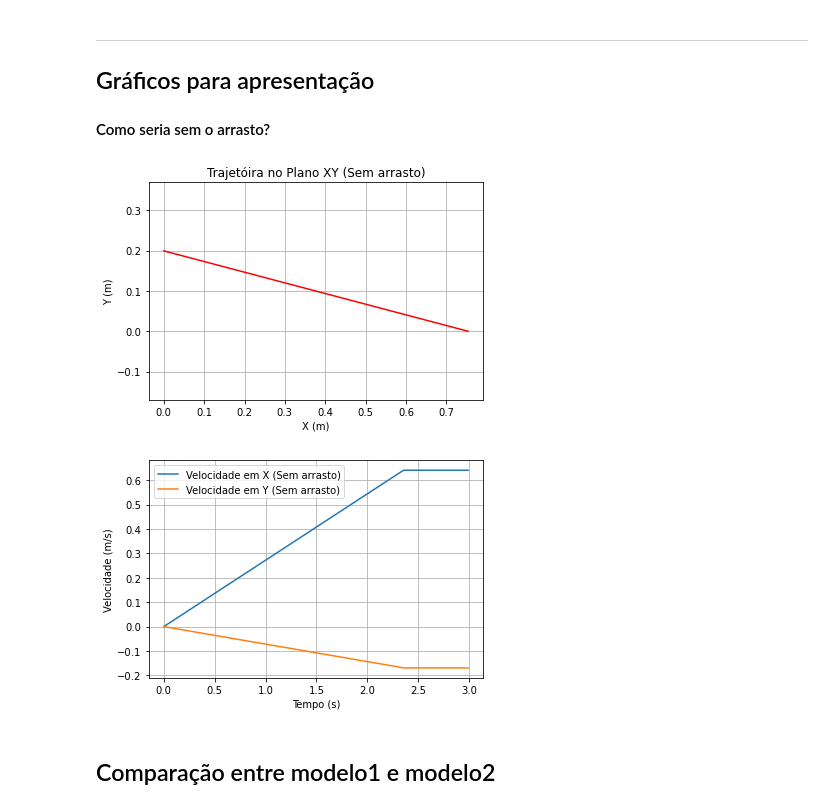
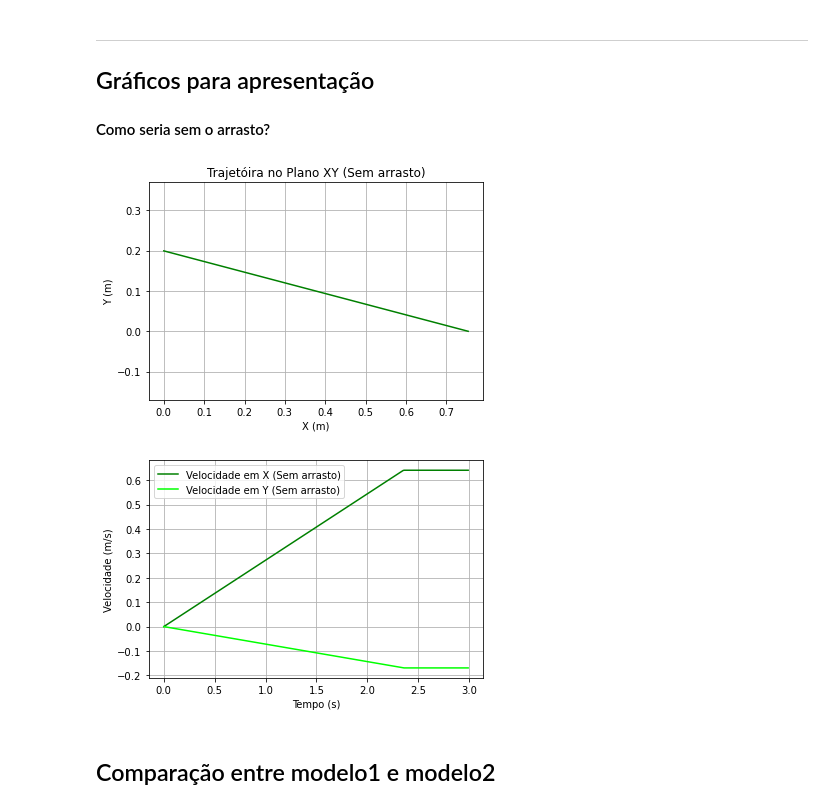
Before and after one commit to pedroivoal/Modsim-P3, a Jupyter notebook: Implementação/modelo.ipynb, the cells around one changed output. Cells and saved outputs as stored; diff of their text form; code cells hidden in the pictures.

```diff
--- a/Implementação/modelo.ipynb
+++ b/Implementação/modelo.ipynb
@@ -144,34 +146,36 @@ def modelo2 (X, t, angle):
 # %%
 # Resolução numérica
 r2 = odeint(modelo2, x0, L_t, args = (angle,))
 L_x2 = r2[:,0]
 L_y2 = r2[:,1]
 L_vx2 = r2[:,2]
 L_vy2 = r2[:,3]
 
 # Trajetória no plano XY
 planoXY2, ax = plt.subplots()
-plt.plot(L_x2, L_y2, 'r')
+plt.plot(L_x2, L_y2, 'g')
 plt.axis('equal')
 plt.title('Trajetóira no Plano XY (Sem arrasto)')
 plt.xlabel('X (m)')
 plt.ylabel('Y (m)')
 plt.grid(True)
 plt.show()
-planoXY2.savefig('4.planoXY2.png',  format = 'png', dpi = 1200)
+planoXY2.savefig('3.planoXY2.png',  format = 'png', dpi = 1080)
 
 # Velocidade
-plt.plot(L_t, L_vx2, '', label = 'Velocidade em X (Sem arrasto)')
-plt.plot(L_t, L_vy2, '', label = 'Velocidade em Y (Sem arrasto)')
+velocidade2, ax = plt.subplots()
+plt.plot(L_t, L_vx2, 'g', label = 'Velocidade em X (Sem arrasto)')
+plt.plot(L_t, L_vy2, 'lime', label = 'Velocidade em Y (Sem arrasto)')
 plt.legend()
 plt.title('')
 plt.xlabel('Tempo (s)')
 plt.ylabel('Velocidade (m/s)')
 plt.grid(True)
 plt.show()
+velocidade2.savefig('4.velocidade2.png',  format = 'png', dpi = 1080)
 # %% [output]
-[figure, old version]
+[figure, new version]
-[figure, old version]
+[figure, new version]
 # %% [markdown]
 ## Comparação entre modelo1 e modelo2
 # %%
```
Also changed, not shown: parts of 3 cells of this notebook, 15 other files.
